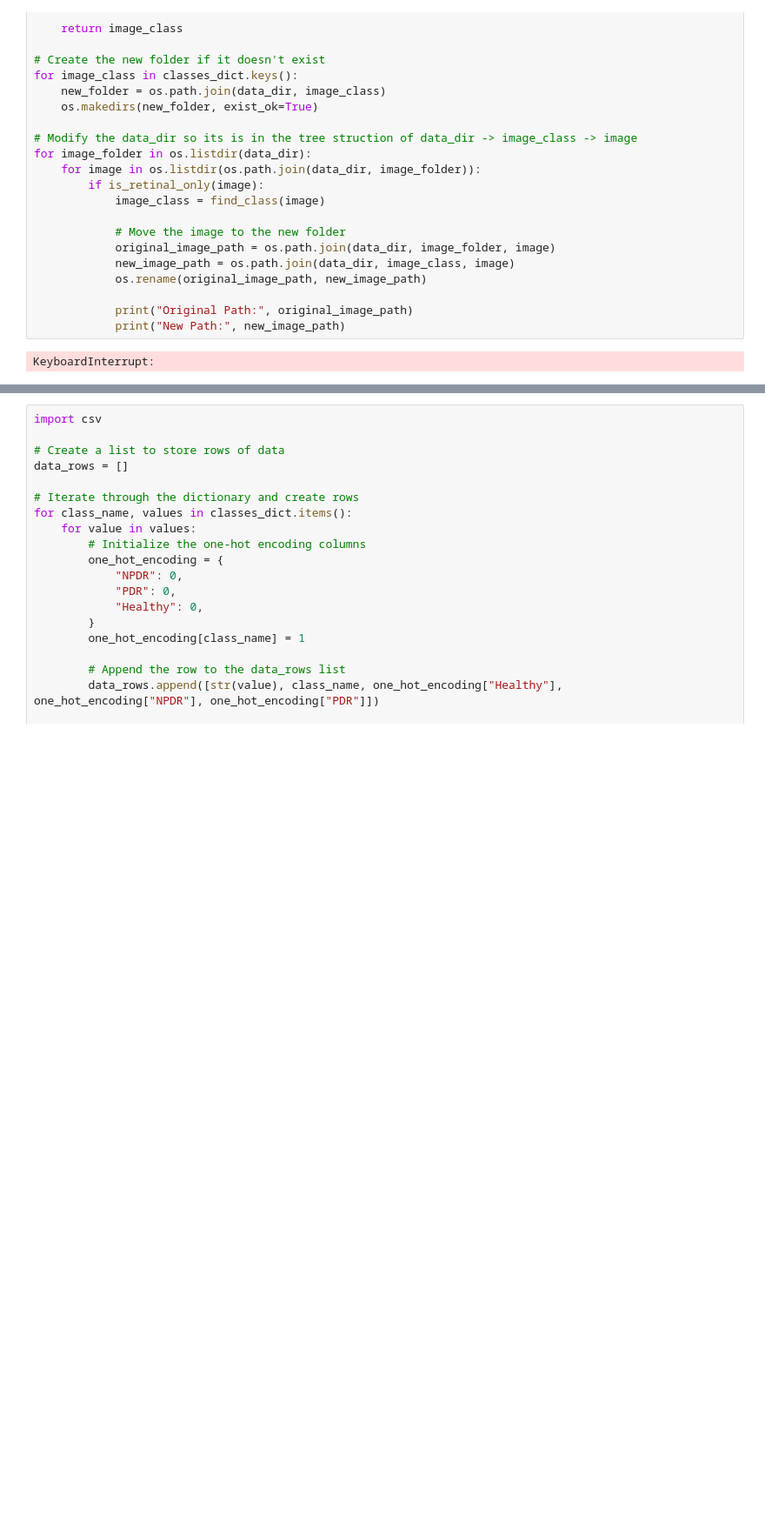
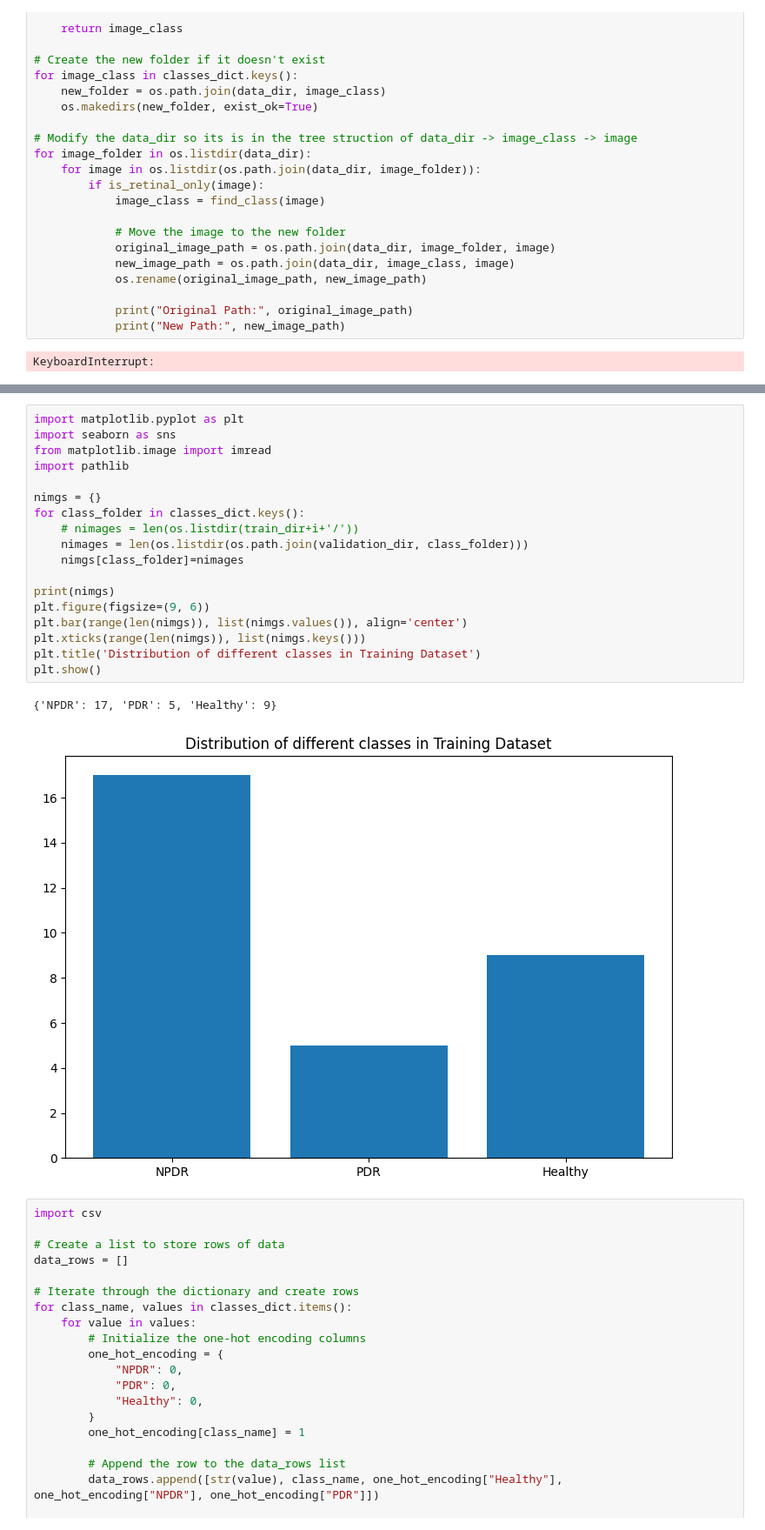
Before and after one commit to yiyangjessieyu/Deep-Learning-Image-Classifier, a Jupyter notebook: data_extractor.ipynb, the cells around one changed output, grey strips where cells are left out. Shown at 87% size. Cells and saved outputs as stored; diff of their text form; blank space fills up the shorter version.

```diff
--- a/data_extractor.ipynb
+++ b/data_extractor.ipynb
@@ -104,3 +127,24 @@ TRAIN_PDR_DIR = "./data/UoA-DR/PDR/"
+# %%
+import matplotlib.pyplot as plt
+import seaborn as sns
+from matplotlib.image import imread
+import pathlib
+
+nimgs = {}
+for class_folder in classes_dict.keys():
+    # nimages = len(os.listdir(train_dir+i+'/'))
+    nimages = len(os.listdir(os.path.join(validation_dir, class_folder)))
+    nimgs[class_folder]=nimages
+
+print(nimgs)
+plt.figure(figsize=(9, 6))
+plt.bar(range(len(nimgs)), list(nimgs.values()), align='center')
+plt.xticks(range(len(nimgs)), list(nimgs.keys()))
+plt.title('Distribution of different classes in Training Dataset')
+plt.show()
+# %% [output]
+{'NPDR': 17, 'PDR': 5, 'Healthy': 9}
+[figure, added]
 # %%
 import csv
 
```
Also changed, not shown: parts of 1 cell of this notebook, 1 other file.
